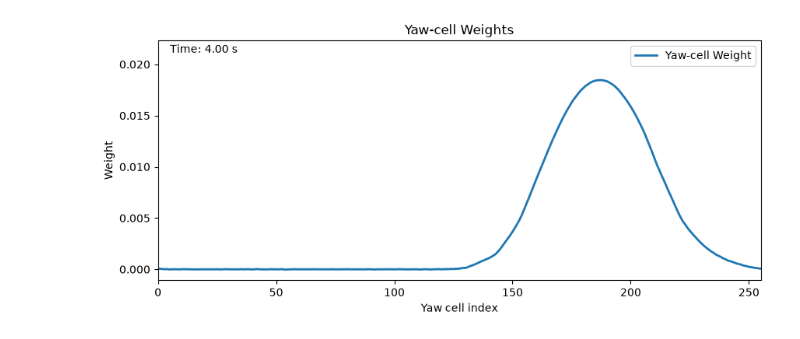
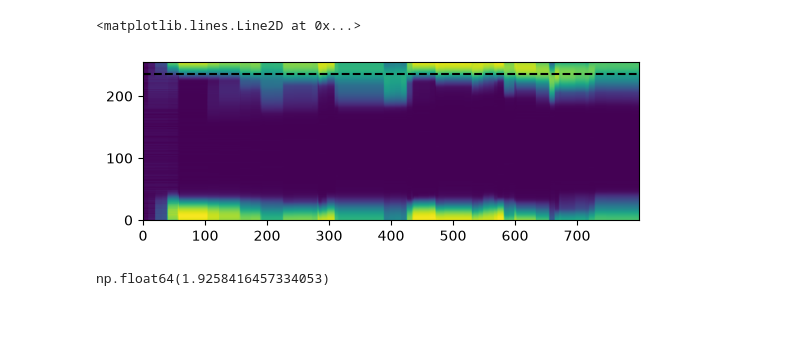
Before and after one commit to siaulich/grid-cells, a Jupyter notebook: notebooks/bat_flight_anchoring.ipynb, the cells around one changed output. Drawn from its saved outputs; the diff is of its cells as text; code cells hidden in the pictures.

```diff
--- a/notebooks/bat_flight_anchoring.ipynb
+++ b/notebooks/bat_flight_anchoring.ipynb
@@ -208,46 +241,17 @@ plt.plot(recording_anchor["pitch_anchor_weights"][-1, ::-1, :])
-# %%
-from matplotlib.animation import FuncAnimation, FFMpegWriter
-
-plt.rcParams["animation.ffmpeg_path"] = "/opt/homebrew/bin/ffmpeg"
-yaw_anchor_weight = recording_anchor["yaw_anchor_weights"][..., 0]
-step = 10
-frame_indices = np.arange(0, len(yaw_anchor_weight), step, dtype=int)
-
-n_cells = yaw_anchor_weight.shape[1]
-y_min, y_max = np.percentile(yaw_anchor_weight[::step], [1, 99])
-
-margin = 0.05 * (y_max - y_min)
-
-fig, ax = plt.subplots(figsize=(10, 4))
-(line,) = ax.plot([], [], lw=2, label="Yaw-cell Weight")
-time_text = ax.text(0.02, 0.95, "", transform=ax.transAxes)
-
-ax.set_xlim(0, n_cells - 1)
-ax.set_ylim(y_min - margin, y_max + margin)
-ax.set_xlabel("Yaw cell index")
-ax.set_ylabel("Weight")
-ax.set_title("Yaw-cell Weights")
-ax.legend()
-
-
-def update(frame):
-    index = frame_indices[frame]
-    line.set_data(np.arange(n_cells), yaw_anchor_weight[index])
-
-    time_text.set_text(f"Time: {bat_flight['time'][index]:.2f} s")
-    return line, time_text
-
-
-yaw_weight_animation = FuncAnimation(
-    fig,
-    update,
-    frames=len(frame_indices),
-    interval=40,
-    blit=True,
-)
-FFwriter = FFMpegWriter(fps=25)
-yaw_weight_animation.save(
-    os.path.join(PLOTS_DIR, "bat_flight_yaw_weight_learning.mp4"), writer=FFwriter
-)
-# %% [output]
-[figure, removed]
+# %%
+anchor_index = 6
+inversion = 0
+angle_index = 1
+step = 1
+
+yaw_anchor_weight = recording_double_anchor[f"{["yaw","pitch"][angle_index]}_anchor_weights"][..., anchor_index, inversion]
+fig, ax = plt.subplots()
+ax.imshow(yaw_anchor_weight[::step].T,origin="lower")
+ax.axhline(net_anchor.yaw_ring.encode_orientation(sphere_to_toroid(*recording_double_anchor["anchor_angles"][anchor_index])[inversion][angle_index]).argmax(),c="black",ls="--")
+# %% [output]
+<matplotlib.lines.Line2D at 0x...>
+[figure, added]
+# %%
+recording_anchor["anchor_angles"][0,0]
+# %% [output]
+np.float64(1.9258416457334053)
```
Also changed, not shown: parts of 11 cells of this notebook, 3 other files.
